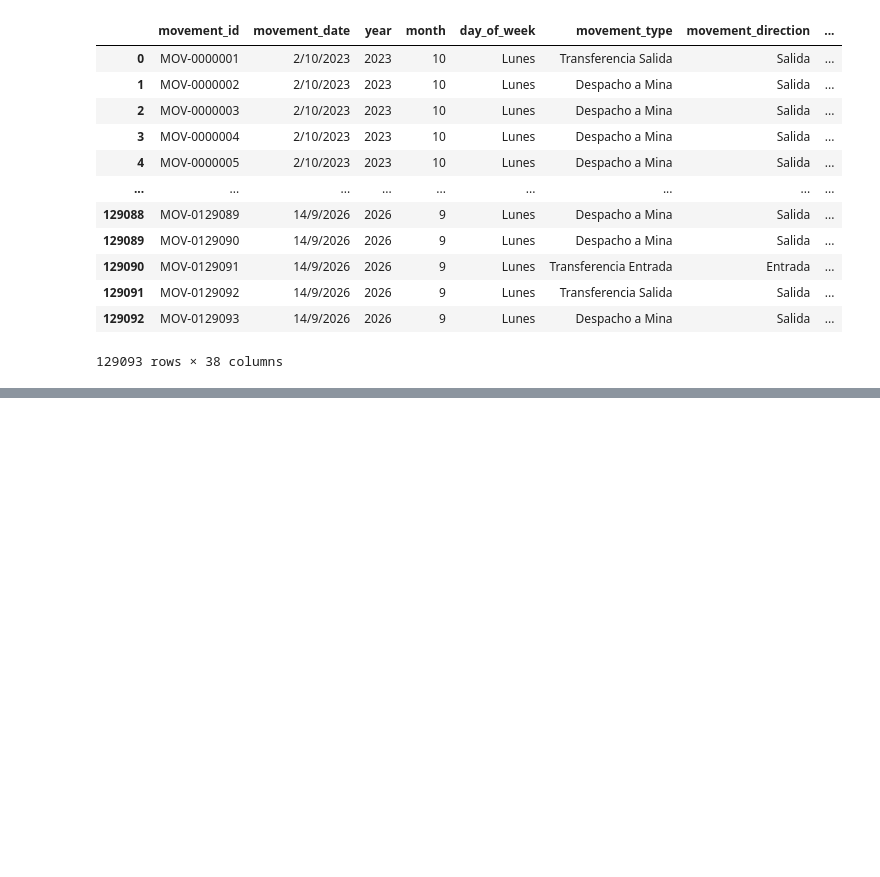
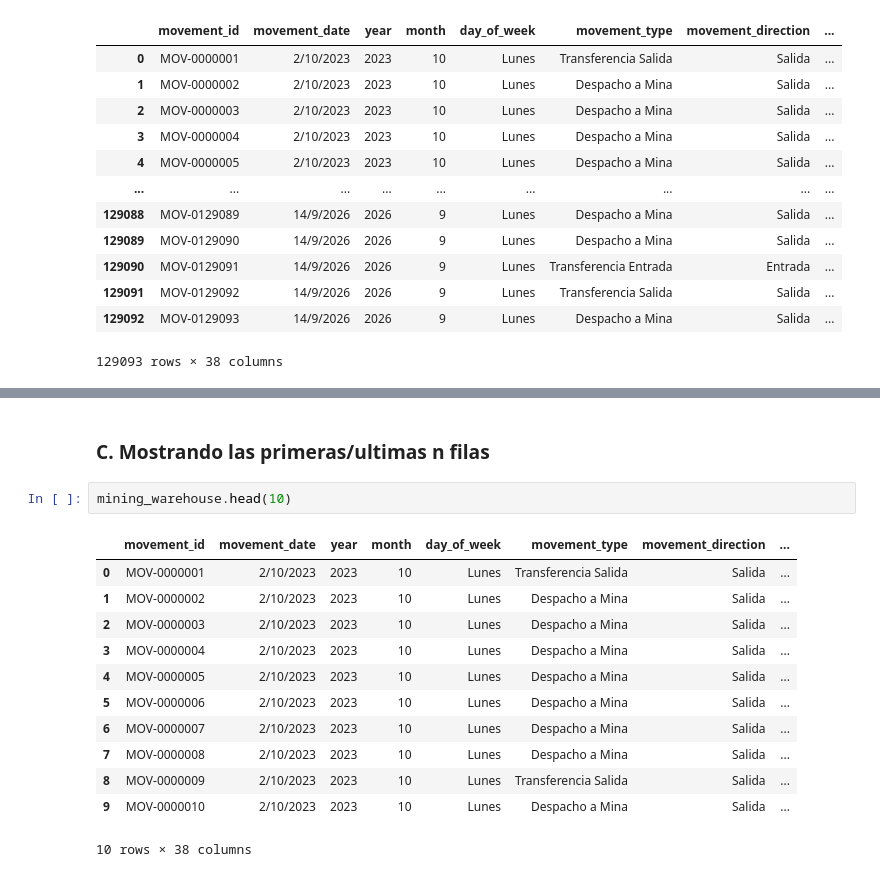
Before and after one commit to Mateo-Alvarez1/python-data-journey, a Jupyter notebook: pandas/cuadernos/Pandas.ipynb, the cells around one changed output, grey strips where cells are left out. Drawn from its saved outputs; the diff is of its cells as text; blank space fills up the shorter version.

```diff
--- a/pandas/cuadernos/Pandas.ipynb
+++ b/pandas/cuadernos/Pandas.ipynb
@@ -55,0 +92,17 @@ mining_warehouse
+# %% [markdown]
+### C. Mostrando las primeras/ultimas n filas
+# %%
+mining_warehouse.head(10)
+# %% [output]
+|  | movement_id | movement_date | year | month | day_of_week | movement_type | movement_direction | ... |
+| 0 | MOV-0000001 | 2/10/2023 | 2023 | 10 | Lunes | Transferencia Salida | Salida | ... |
+| 1 | MOV-0000002 | 2/10/2023 | 2023 | 10 | Lunes | Despacho a Mina | Salida | ... |
+| 2 | MOV-0000003 | 2/10/2023 | 2023 | 10 | Lunes | Despacho a Mina | Salida | ... |
+| 3 | MOV-0000004 | 2/10/2023 | 2023 | 10 | Lunes | Despacho a Mina | Salida | ... |
+| 4 | MOV-0000005 | 2/10/2023 | 2023 | 10 | Lunes | Despacho a Mina | Salida | ... |
+| 5 | MOV-0000006 | 2/10/2023 | 2023 | 10 | Lunes | Despacho a Mina | Salida | ... |
+| 6 | MOV-0000007 | 2/10/2023 | 2023 | 10 | Lunes | Despacho a Mina | Salida | ... |
+| 7 | MOV-0000008 | 2/10/2023 | 2023 | 10 | Lunes | Despacho a Mina | Salida | ... |
+| 8 | MOV-0000009 | 2/10/2023 | 2023 | 10 | Lunes | Transferencia Salida | Salida | ... |
+| 9 | MOV-0000010 | 2/10/2023 | 2023 | 10 | Lunes | Despacho a Mina | Salida | ... |
+10 rows × 38 columns
```
Also changed, not shown: parts of 14 cells of this notebook, 8 other files.
